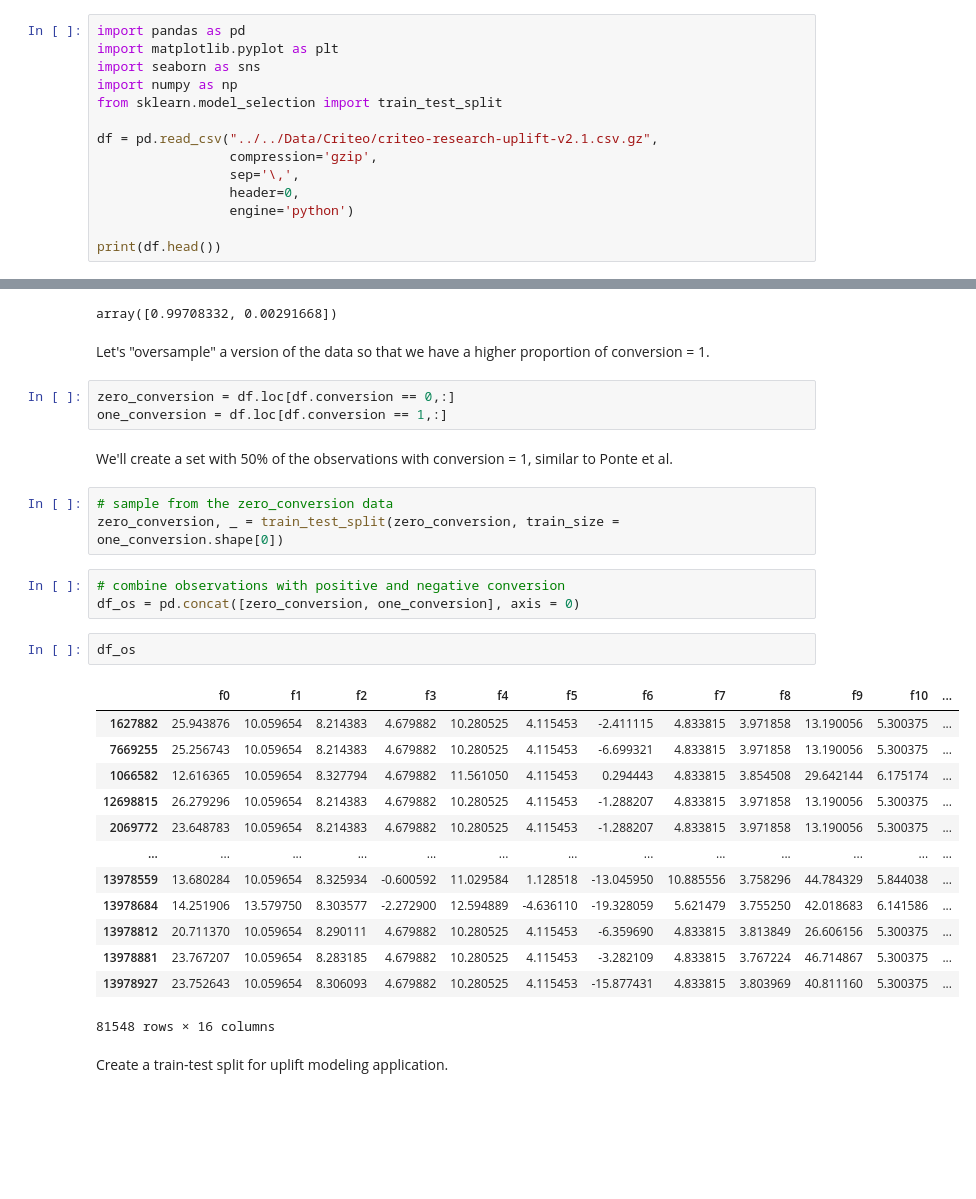
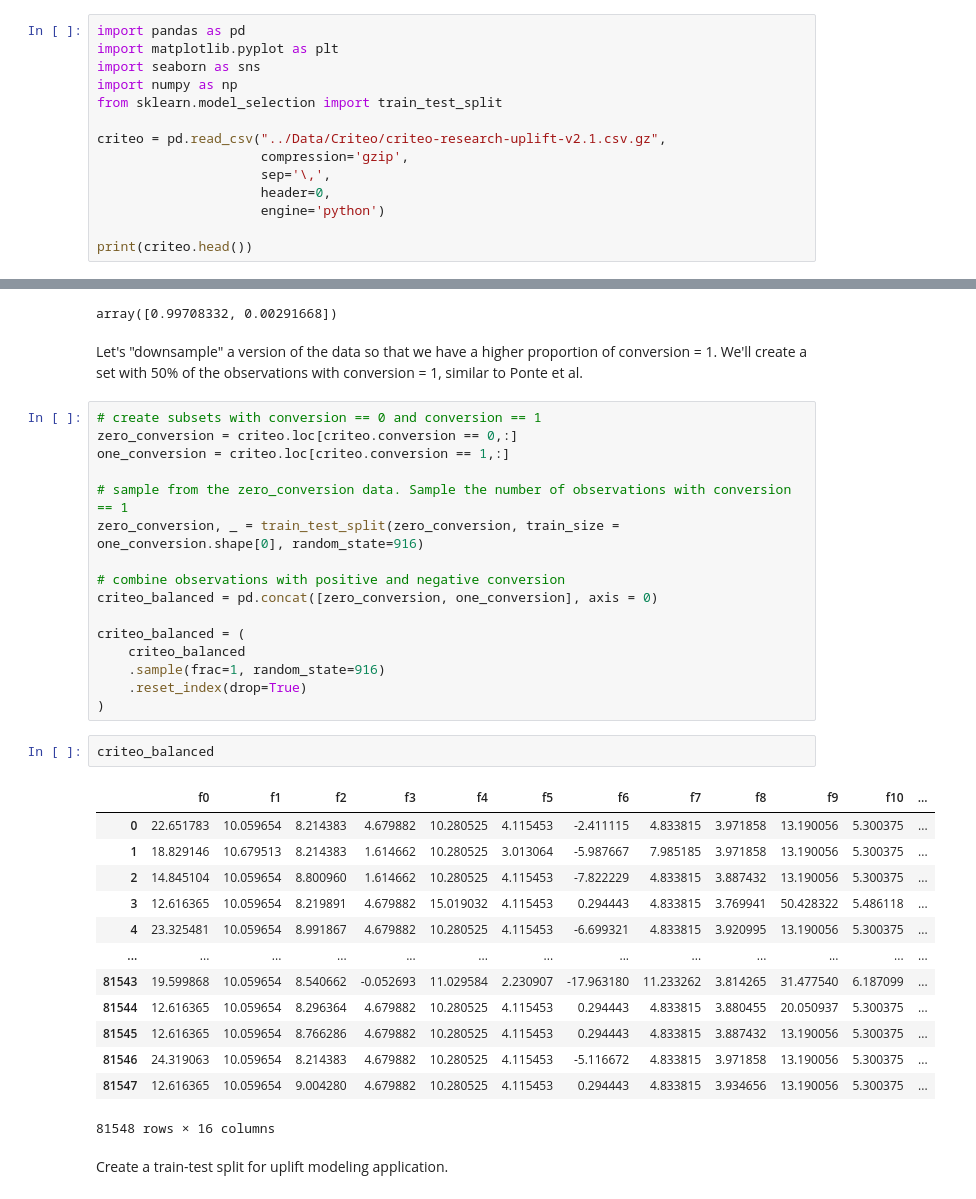
Before and after one commit to cdbale/optimized-sequential-synthesis, a Jupyter notebook: Code/Criteo/Criteo Data Cleaning.ipynb, the cells around one changed output, grey strips where cells are left out. Cells and saved outputs as stored; diff of their text form; blank space fills up the shorter version.

```diff
--- a/Code/Criteo/Criteo Data Cleaning.ipynb
+++ b/Code/Criteo/Criteo Data Cleaning.ipynb
@@ -11,11 +11,11 @@ import seaborn as sns
 import numpy as np
 from sklearn.model_selection import train_test_split
 
-df = pd.read_csv("../../Data/Criteo/criteo-research-uplift-v2.1.csv.gz",
-                 compression='gzip',
-                 sep='\,',
-                 header=0,
-                 engine='python')
+criteo = pd.read_csv("../Data/Criteo/criteo-research-uplift-v2.1.csv.gz",
+                     compression='gzip',
+                     sep='\,',
+                     header=0,
+                     engine='python')
 
-print(df.head())
+print(criteo.head())
 # %% [output]
@@ -298,33 +251,38 @@ conversion_counts/np.sum(conversion_counts)
 # %% [output]
 array([0.99708332, 0.00291668])
 # %% [markdown]
-Let's "oversample" a version of the data so that we have a higher proportion of conversion = 1.
+Let's "downsample" a version of the data so that we have a higher proportion of conversion = 1. We'll create a set with 50% of the observations with conversion = 1, similar to Ponte et al.
 # %%
-zero_conversion = df.loc[df.conversion == 0,:]
-one_conversion = df.loc[df.conversion == 1,:]
+# create subsets with conversion == 0 and conversion == 1
+zero_conversion = criteo.loc[criteo.conversion == 0,:]
+one_conversion = criteo.loc[criteo.conversion == 1,:]
+
+# sample from the zero_conversion data. Sample the number of observations with conversion == 1
+zero_conversion, _ = train_test_split(zero_conversion, train_size = one_conversion.shape[0], random_state=916)
+
+# combine observations with positive and negative conversion
+criteo_balanced = pd.concat([zero_conversion, one_conversion], axis = 0)
+
+criteo_balanced = (
+    criteo_balanced
+    .sample(frac=1, random_state=916)
+    .reset_index(drop=True)
+)
-# %% [markdown]
-We'll create a set with 50% of the observations with conversion = 1, similar to Ponte et al.
-# %%
-# sample from the zero_conversion data
-zero_conversion, _ = train_test_split(zero_conversion, train_size = one_conversion.shape[0])
-# %%
-# combine observations with positive and negative conversion
-df_os = pd.concat([zero_conversion, one_conversion], axis = 0)
 # %%
-df_os
+criteo_balanced
 # %% [output]
 |  | f0 | f1 | f2 | f3 | f4 | f5 | f6 | f7 | f8 | f9 | f10 | ... |
-| 1627882 | 25.943876 | 10.059654 | 8.214383 | 4.679882 | 10.280525 | 4.115453 | -2.411115 | 4.833815 | 3.971858 | 13.190056 | 5.300375 | ... |
-| 7669255 | 25.256743 | 10.059654 | 8.214383 | 4.679882 | 10.280525 | 4.115453 | -6.699321 | 4.833815 | 3.971858 | 13.190056 | 5.300375 | ... |
-| 1066582 | 12.616365 | 10.059654 | 8.327794 | 4.679882 | 11.561050 | 4.115453 | 0.294443 | 4.833815 | 3.854508 | 29.642144 | 6.175174 | ... |
-| 12698815 | 26.279296 | 10.059654 | 8.214383 | 4.679882 | 10.280525 | 4.115453 | -1.288207 | 4.833815 | 3.971858 | 13.190056 | 5.300375 | ... |
-| 2069772 | 23.648783 | 10.059654 | 8.214383 | 4.679882 | 10.280525 | 4.115453 | -1.288207 | 4.833815 | 3.971858 | 13.190056 | 5.300375 | ... |
+| 0 | 22.651783 | 10.059654 | 8.214383 | 4.679882 | 10.280525 | 4.115453 | -2.411115 | 4.833815 | 3.971858 | 13.190056 | 5.300375 | ... |
+| 1 | 18.829146 | 10.679513 | 8.214383 | 1.614662 | 10.280525 | 3.013064 | -5.987667 | 7.985185 | 3.971858 | 13.190056 | 5.300375 | ... |
+| 2 | 14.845104 | 10.059654 | 8.800960 | 1.614662 | 10.280525 | 4.115453 | -7.822229 | 4.833815 | 3.887432 | 13.190056 | 5.300375 | ... |
+| 3 | 12.616365 | 10.059654 | 8.219891 | 4.679882 | 15.019032 | 4.115453 | 0.294443 | 4.833815 | 3.769941 | 50.428322 | 5.486118 | ... |
+| 4 | 23.325481 | 10.059654 | 8.991867 | 4.679882 | 10.280525 | 4.115453 | -6.699321 | 4.833815 | 3.920995 | 13.190056 | 5.300375 | ... |
 | ... | ... | ... | ... | ... | ... | ... | ... | ... | ... | ... | ... | ... |
-| 13978559 | 13.680284 | 10.059654 | 8.325934 | -0.600592 | 11.029584 | 1.128518 | -13.045950 | 10.885556 | 3.758296 | 44.784329 | 5.844038 | ... |
-| 13978684 | 14.251906 | 13.579750 | 8.303577 | -2.272900 | 12.594889 | -4.636110 | -19.328059 | 5.621479 | 3.755250 | 42.018683 | 6.141586 | ... |
-| 13978812 | 20.711370 | 10.059654 | 8.290111 | 4.679882 | 10.280525 | 4.115453 | -6.359690 | 4.833815 | 3.813849 | 26.606156 | 5.300375 | ... |
-| 13978881 | 23.767207 | 10.059654 | 8.283185 | 4.679882 | 10.280525 | 4.115453 | -3.282109 | 4.833815 | 3.767224 | 46.714867 | 5.300375 | ... |
-| 13978927 | 23.752643 | 10.059654 | 8.306093 | 4.679882 | 10.280525 | 4.115453 | -15.877431 | 4.833815 | 3.803969 | 40.811160 | 5.300375 | ... |
+| 81543 | 19.599868 | 10.059654 | 8.540662 | -0.052693 | 11.029584 | 2.230907 | -17.963180 | 11.233262 | 3.814265 | 31.477540 | 6.187099 | ... |
+| 81544 | 12.616365 | 10.059654 | 8.296364 | 4.679882 | 10.280525 | 4.115453 | 0.294443 | 4.833815 | 3.880455 | 20.050937 | 5.300375 | ... |
+| 81545 | 12.616365 | 10.059654 | 8.766286 | 4.679882 | 10.280525 | 4.115453 | 0.294443 | 4.833815 | 3.887432 | 13.190056 | 5.300375 | ... |
+| 81546 | 24.319063 | 10.059654 | 8.214383 | 4.679882 | 10.280525 | 4.115453 | -5.116672 | 4.833815 | 3.971858 | 13.190056 | 5.300375 | ... |
+| 81547 | 12.616365 | 10.059654 | 9.004280 | 4.679882 | 10.280525 | 4.115453 | 0.294443 | 4.833815 | 3.934656 | 13.190056 | 5.300375 | ... |
 81548 rows × 16 columns
 # %% [markdown]
 Create a train-test split for uplift modeling application.
```
Also changed, not shown: parts of 32 cells of this notebook.
